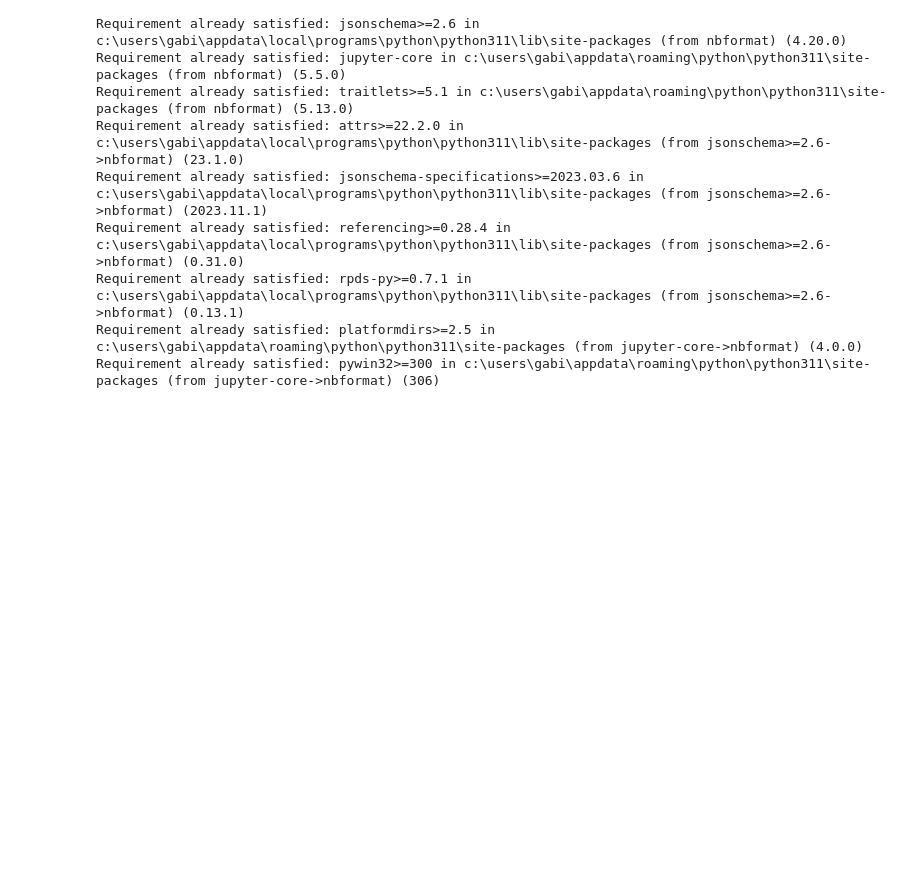
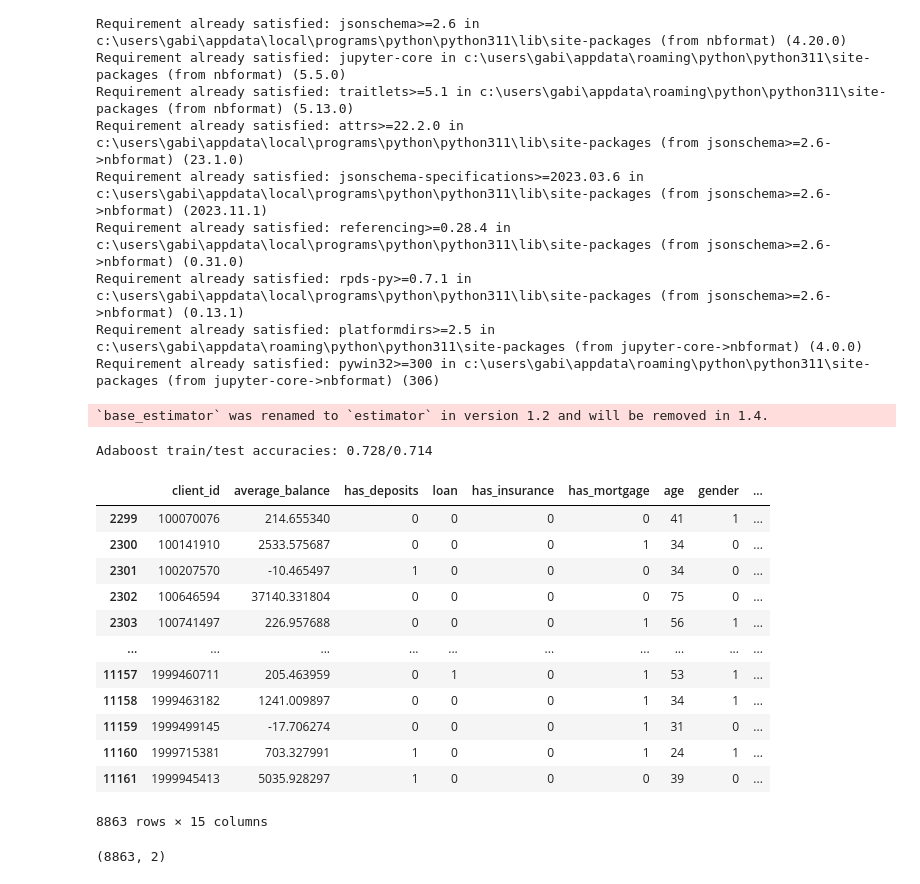
Before and after one commit to braverun/cb_case_study, a Jupyter notebook: cb_case_study.ipynb, the cells around one changed output. Saved outputs shown, nothing was run; the diff lists cells and outputs as text; code cells hidden in the pictures; blank space fills up the shorter version.

```diff
--- a/cb_case_study.ipynb
+++ b/cb_case_study.ipynb
@@ -630,0 +650,35 @@ fig.show()
+# %%
+ada = ada.fit(X_train, y_train)
+y_train_pred = ada.predict(X_train)
+y_test_pred = ada.predict(X_test)
+ada_train = accuracy_score(y_train, y_train_pred)
+ada_test = accuracy_score(y_test, y_test_pred)
+# %% [output]
+`base_estimator` was renamed to `estimator` in version 1.2 and will be removed in 1.4.
+# %%
+print(f'Adaboost train/test accuracies: {ada_train:.3f}/{ada_test:.3f}')
+# %% [output]
+Adaboost train/test accuracies: 0.728/0.714
+# %%
+to_apply_data = all_customers_encoded[(all_customers_encoded.poutcome.isna())]
+Non_contacted_customers = to_apply_data.drop(['poutcome'], axis=1)
+Non_contacted_customers
+# %% [output]
+|  | client_id | average_balance | has_deposits | loan | has_insurance | has_mortgage | age | gender | ... |
+| 2299 | 100070076 | 214.655340 | 0 | 0 | 0 | 0 | 41 | 1 | ... |
+| 2300 | 100141910 | 2533.575687 | 0 | 0 | 0 | 1 | 34 | 0 | ... |
+| 2301 | 100207570 | -10.465497 | 1 | 0 | 0 | 0 | 34 | 0 | ... |
+| 2302 | 100646594 | 37140.331804 | 0 | 0 | 0 | 0 | 75 | 0 | ... |
+| 2303 | 100741497 | 226.957688 | 0 | 0 | 0 | 1 | 56 | 1 | ... |
+| ... | ... | ... | ... | ... | ... | ... | ... | ... | ... |
+| 11157 | 1999460711 | 205.463959 | 0 | 1 | 0 | 1 | 53 | 1 | ... |
+| 11158 | 1999463182 | 1241.009897 | 0 | 0 | 0 | 1 | 34 | 1 | ... |
+| 11159 | 1999499145 | -17.706274 | 0 | 0 | 0 | 1 | 31 | 0 | ... |
+| 11160 | 1999715381 | 703.327991 | 1 | 0 | 0 | 1 | 24 | 1 | ... |
+| 11161 | 1999945413 | 5035.928297 | 1 | 0 | 0 | 0 | 39 | 0 | ... |
+8863 rows × 15 columns
+# %%
+Outcomes = ada.predict_proba(Non_contacted_customers)
+Outcomes.shape
+# %% [output]
+(8863, 2)
```
Also changed, not shown: parts of 5 cells of this notebook.
